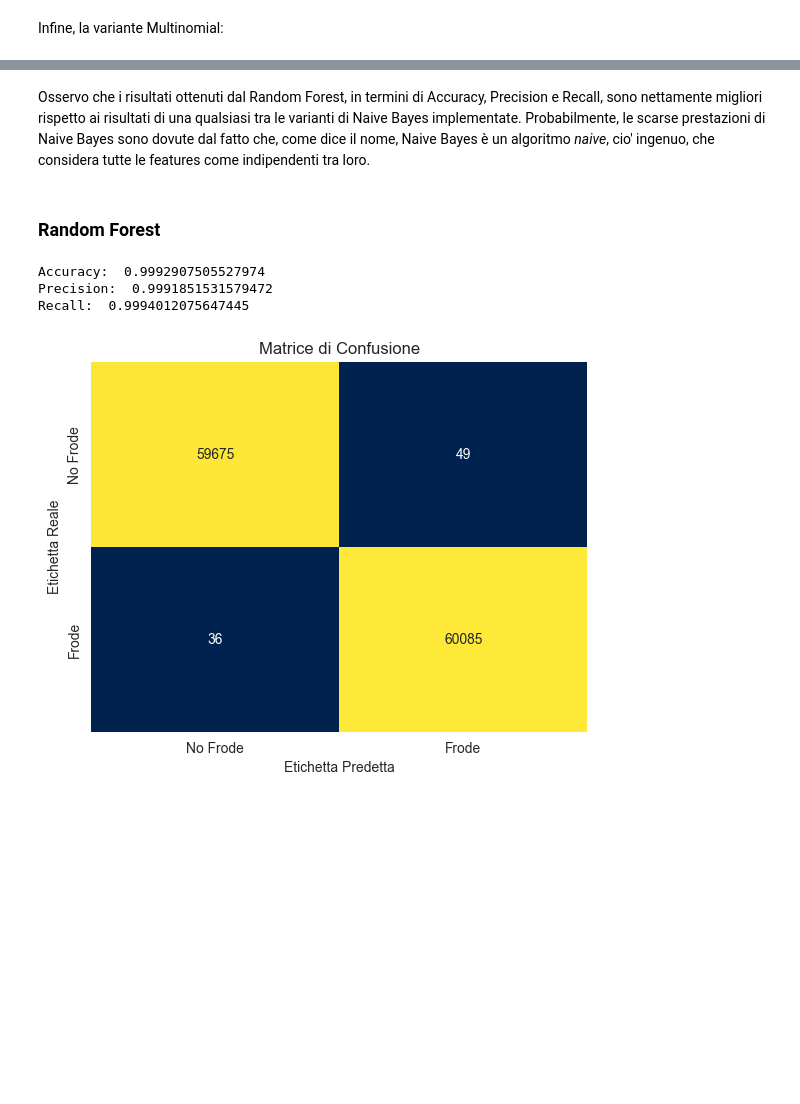
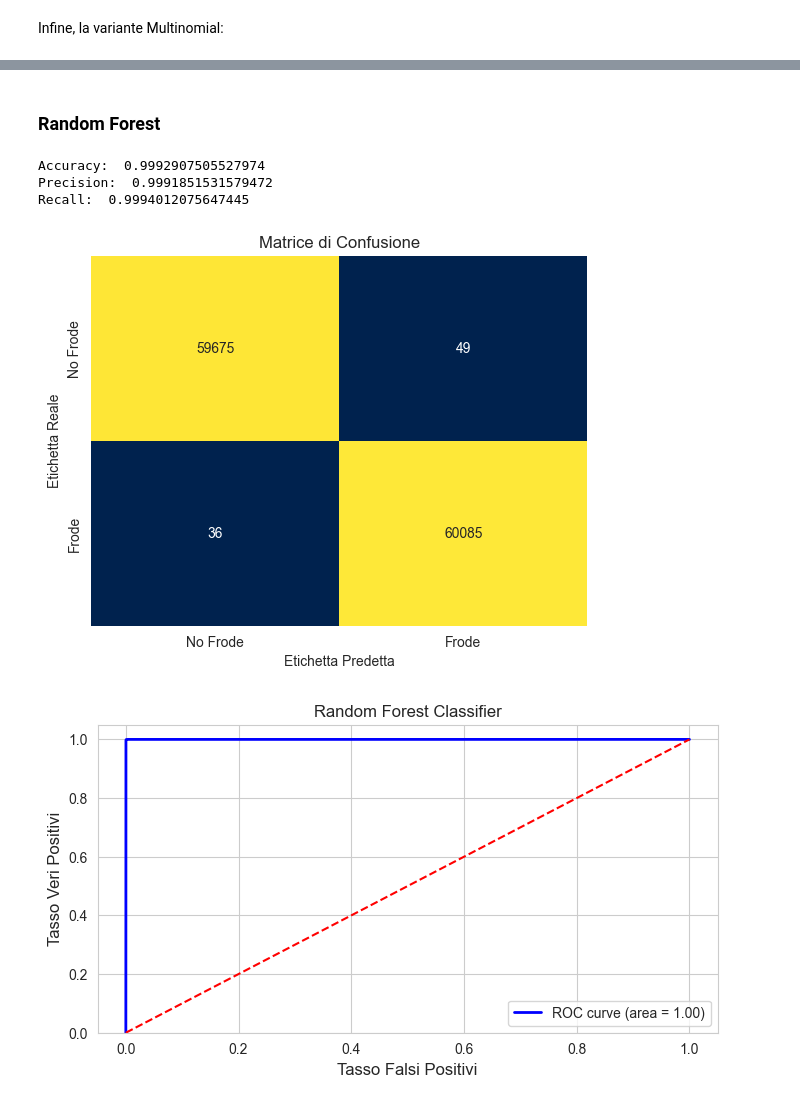
Before and after one commit to marcosantoriello/CCFDetector, a Jupyter notebook: CreditCardFraudDetector.ipynb, the cells around one changed output, grey strips where cells are left out. Cells and saved outputs as stored; diff of their text form; code cells hidden in the pictures; blank space fills up the shorter version.

Commit message:
Modifiche in data modeling e inizio evaluation

```diff
--- a/CreditCardFraudDetector.ipynb
+++ b/CreditCardFraudDetector.ipynb
@@ -600,39 +608,44 @@ Recall:  0.998469752665458
-# %% [markdown]
-Osservo che i risultati ottenuti dal Random Forest, in termini di Accuracy, Precision e Recall, sono nettamente migliori rispetto ai risultati di una qualsiasi tra le varianti di Naive Bayes implementate. Probabilmente, le scarse prestazioni di Naive Bayes sono dovute dal fatto che, come dice il nome, Naive Bayes è un algoritmo *naive*, cio' ingenuo, che considera tutte le features come indipendenti tra loro.
 # %% [markdown]
 ### Random Forest
 # %%
 from sklearn.ensemble import RandomForestClassifier
 from sklearn.metrics import classification_report
-# %%
-rf_model = RandomForestClassifier(random_state=84)
-
-# Addestra il modello sul training set
-rf_model.fit(X_train, y_train)
-
-# Effettua previsioni sul test set
-y_pred = rf_model.predict(X_test)
-
-accuracyRF = accuracy_score(y_test,y_pred)
-precisionRF = precision_score(y_test,y_pred)
-recallRF = recall_score(y_test,y_pred)
-
-print('Accuracy: ', accuracyRF)
-print('Precision: ', precisionRF)
-print('Recall: ', recallRF)
-
-#print("Classification Report:")
-#print(classification_report(y_test, y_pred))
-
-labels = ['No Frode', 'Frode']
-confusion_matrix_result = confusion_matrix(y_test,y_pred)
-sns.heatmap(confusion_matrix_result, annot=True, fmt='d', cmap='cividis', xticklabels=labels, yticklabels=labels, cbar=False)
-plt.title('Matrice di Confusione')
-plt.xlabel('Etichetta Predetta')
-plt.ylabel('Etichetta Reale')
-plt.show()
-# %% [output]
-Accuracy:  0.9992907505527974
-Precision:  0.9991851531579472
-Recall:  0.9994012075647445
-[figure, removed]
+# %%
+rf = RandomForestClassifier(random_state=84)
+
+# Addestra il modello sul training set
+rf.fit(X_train, y_train)
+
+# Effettua previsioni sul test set
+y_pred = rf.predict(X_test)
+
+accuracyRF = accuracy_score(y_test,y_pred)
+precisionRF = precision_score(y_test,y_pred)
+recallRF = recall_score(y_test,y_pred)
+
+print('Accuracy: ', accuracyRF)
+print('Precision: ', precisionRF)
+print('Recall: ', recallRF)
+
+#print("Classification Report:")
+#print(classification_report(y_test, y_pred))
+
+labels = ['No Frode', 'Frode']
+confusion_matrix_result = confusion_matrix(y_test,y_pred)
+sns.heatmap(confusion_matrix_result, annot=True, fmt='d', cmap='cividis', xticklabels=labels, yticklabels=labels, cbar=False)
+plt.title('Matrice di Confusione')
+plt.xlabel('Etichetta Predetta')
+plt.ylabel('Etichetta Reale')
+plt.show()
+
+# ROC-AUC Curve
+fpr_rf, tpr_rf, _ = roc_curve(y_test, rf.predict_proba(X_test)[:, 1])
+roc_auc_rf = auc(fpr_rf, tpr_rf) # Calcolo Area Under the Curve
+
+plot_roc_auc_curve(fpr_rf, tpr_rf, 'Random Forest Classifier')
+# %% [output]
+Accuracy:  0.9992907505527974
+Precision:  0.9991851531579472
+Recall:  0.9994012075647445
+[figure, added]
+[figure, added]
```
Also changed, not shown: parts of 13 cells of this notebook, 2 other files.
